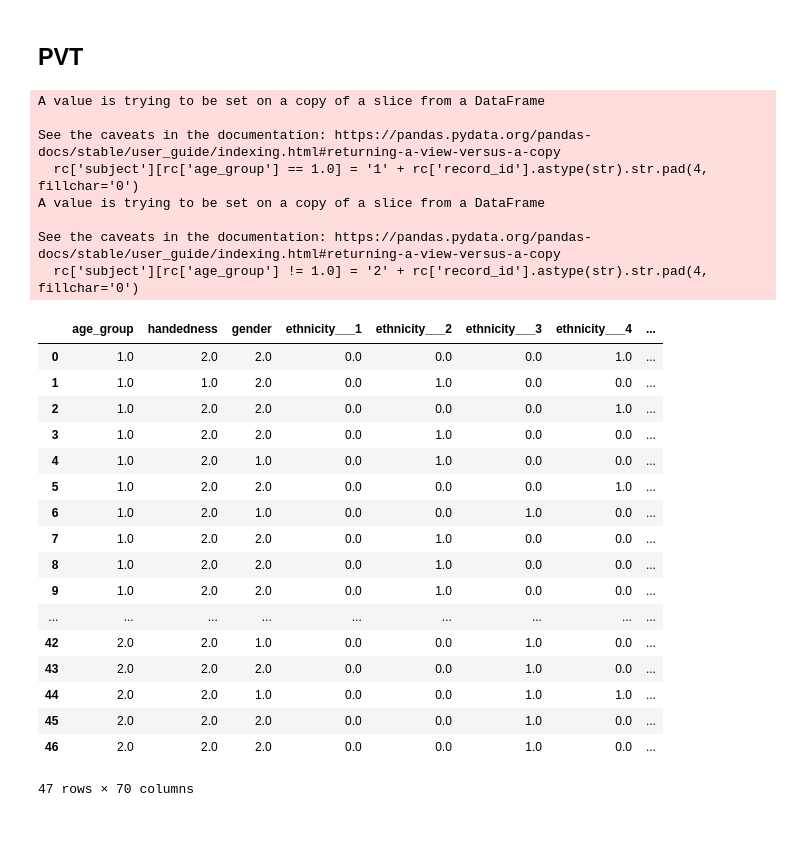
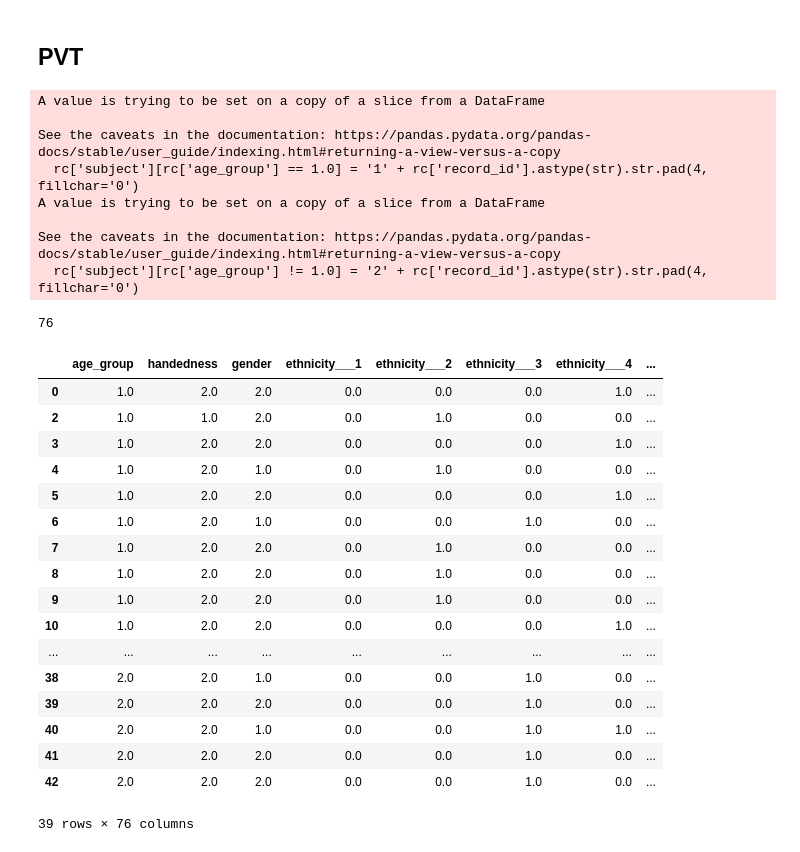
Before and after one commit to UTCogNeuroLab/wearables, a Jupyter notebook: notebooks/PVT analysis.ipynb, the cells around one changed output. Cells and saved outputs as stored; diff of their text form; code cells hidden in the pictures.

```diff
--- a/notebooks/PVT analysis.ipynb
+++ b/notebooks/PVT analysis.ipynb
@@ -8,47 +13,54 @@ import seaborn as sns
 # %%
 cr = pd.read_csv('/Volumes/schnyer/Megan/Wearables/results/cr_cosinor_df.csv', skiprows=1)
 cr.columns = ['subject', 'actmin_7', 'amp_7', 'alpha_7', 'beta_7', 'phi_7', 'device']
 cr['subject'] = cr['subject'].str.slice(2, -3)
-np = pd.read_csv('/Volumes/schnyer/Megan/Wearables/results/cr_nonpar_df.csv')
-np['subject'] = np['subject'].astype(str)
+npar = pd.read_csv('/Volumes/schnyer/Megan/Wearables/results/cr_nonpar_df.csv')
+npar['subject'] = npar['subject'].astype(str)
 rc = pd.read_csv('/Volumes/schnyer/Megan/Wearables/data/survey/demographic/WearableAssessment-Validation_DATA_2021-01-29_1236.csv')
 rc = rc[rc['redcap_event_name'] == 'online_eligibility_arm_1']
 rc['subject'] = rc['record_id']
 rc['subject'][rc['age_group'] == 1.0] = '1' + rc['record_id'].astype(str).str.pad(4, fillchar='0')
 rc['subject'][rc['age_group'] != 1.0] = '2' + rc['record_id'].astype(str).str.pad(4, fillchar='0')
 rc
 
+pvt = pd.read_csv(data_dir + 'PVT/pvt_results.csv')
+pvt['subject'] = pvt['subject'].astype(str)
+
 df = pd.merge(rc, cr[cr['device'] == 'Actiwatch'], on='subject', how='outer')
 df = pd.merge(df, cr[cr['device'] == 'Fitbit'], on='subject', suffixes=('', '_fit'))
-df = pd.merge(df, np[np['device'] == 'Actiwatch'], on='subject', how='outer')
-df = pd.merge(df, np[np['device'] == 'Fitbit'], on='subject', suffixes=('', '_fit'))
+df = pd.merge(df, npar[npar['device'] == 'Actiwatch'], on='subject', how='outer')
+df = pd.merge(df, npar[npar['device'] == 'Fitbit'], on='subject', suffixes=('', '_fit'))
+df = pd.merge(df, pvt, on='subject')
 df = df.drop_duplicates(subset='subject', keep='first').drop(columns = ['device_y', 'device', 'selected_devices___1', 'selected_devices___2', 'selected_devices___3', 'selected_devices___4', 'redcap_event_name', 'record_id'])
 df.to_csv('/Volumes/schnyer/Megan/Wearables/dataset_2021-11-04.csv')
+
+print(df.shape[1])
 df
 # %% [output]
 A value is trying to be set on a copy of a slice from a DataFrame
 
 See the caveats in the documentation: https://pandas.pydata.org/pandas-docs/stable/user_guide/indexing.html#returning-a-view-versus-a-copy
   rc['subject'][rc['age_group'] == 1.0] = '1' + rc['record_id'].astype(str).str.pad(4, fillchar='0')
 A value is trying to be set on a copy of a slice from a DataFrame
 
 See the caveats in the documentation: https://pandas.pydata.org/pandas-docs/stable/user_guide/indexing.html#returning-a-view-versus-a-copy
   rc['subject'][rc['age_group'] != 1.0] = '2' + rc['record_id'].astype(str).str.pad(4, fillchar='0')
+76
 |  | age_group | handedness | gender | ethnicity___1 | ethnicity___2 | ethnicity___3 | ethnicity___4 | ... |
 | 0 | 1.0 | 2.0 | 2.0 | 0.0 | 0.0 | 0.0 | 1.0 | ... |
-| 1 | 1.0 | 1.0 | 2.0 | 0.0 | 1.0 | 0.0 | 0.0 | ... |
-| 2 | 1.0 | 2.0 | 2.0 | 0.0 | 0.0 | 0.0 | 1.0 | ... |
-| 3 | 1.0 | 2.0 | 2.0 | 0.0 | 1.0 | 0.0 | 0.0 | ... |
+| 2 | 1.0 | 1.0 | 2.0 | 0.0 | 1.0 | 0.0 | 0.0 | ... |
+| 3 | 1.0 | 2.0 | 2.0 | 0.0 | 0.0 | 0.0 | 1.0 | ... |
 | 4 | 1.0 | 2.0 | 1.0 | 0.0 | 1.0 | 0.0 | 0.0 | ... |
 | 5 | 1.0 | 2.0 | 2.0 | 0.0 | 0.0 | 0.0 | 1.0 | ... |
 | 6 | 1.0 | 2.0 | 1.0 | 0.0 | 0.0 | 1.0 | 0.0 | ... |
 | 7 | 1.0 | 2.0 | 2.0 | 0.0 | 1.0 | 0.0 | 0.0 | ... |
 | 8 | 1.0 | 2.0 | 2.0 | 0.0 | 1.0 | 0.0 | 0.0 | ... |
 | 9 | 1.0 | 2.0 | 2.0 | 0.0 | 1.0 | 0.0 | 0.0 | ... |
+| 10 | 1.0 | 2.0 | 2.0 | 0.0 | 0.0 | 0.0 | 1.0 | ... |
 | ... | ... | ... | ... | ... | ... | ... | ... | ... |
-| 42 | 2.0 | 2.0 | 1.0 | 0.0 | 0.0 | 1.0 | 0.0 | ... |
-| 43 | 2.0 | 2.0 | 2.0 | 0.0 | 0.0 | 1.0 | 0.0 | ... |
-| 44 | 2.0 | 2.0 | 1.0 | 0.0 | 0.0 | 1.0 | 1.0 | ... |
-| 45 | 2.0 | 2.0 | 2.0 | 0.0 | 0.0 | 1.0 | 0.0 | ... |
-| 46 | 2.0 | 2.0 | 2.0 | 0.0 | 0.0 | 1.0 | 0.0 | ... |
+| 38 | 2.0 | 2.0 | 1.0 | 0.0 | 0.0 | 1.0 | 0.0 | ... |
+| 39 | 2.0 | 2.0 | 2.0 | 0.0 | 0.0 | 1.0 | 0.0 | ... |
+| 40 | 2.0 | 2.0 | 1.0 | 0.0 | 0.0 | 1.0 | 1.0 | ... |
+| 41 | 2.0 | 2.0 | 2.0 | 0.0 | 0.0 | 1.0 | 0.0 | ... |
+| 42 | 2.0 | 2.0 | 2.0 | 0.0 | 0.0 | 1.0 | 0.0 | ... |
-47 rows × 70 columns
+39 rows × 76 columns
```
Also changed, not shown: parts of 28 cells of this notebook.
